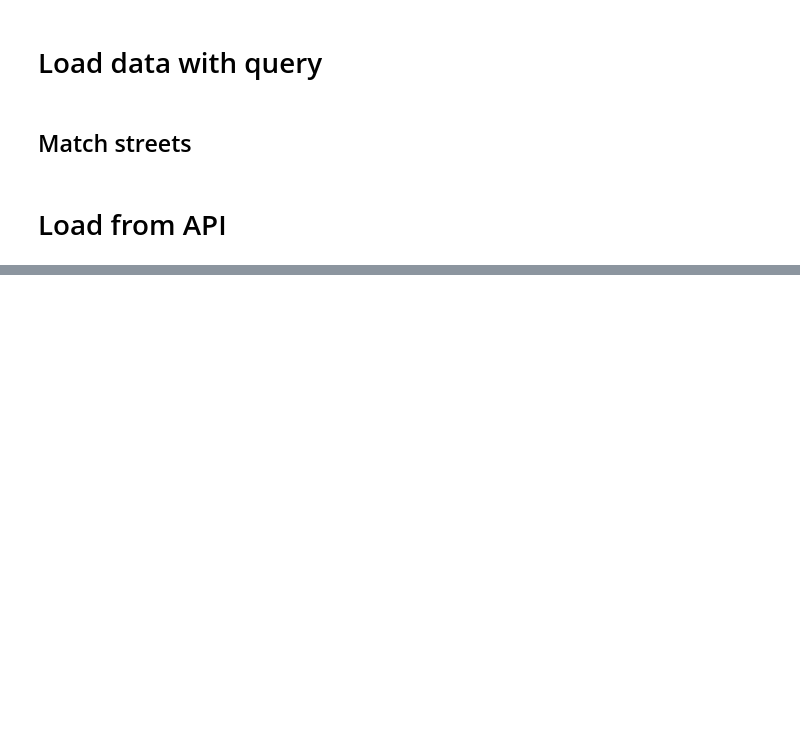
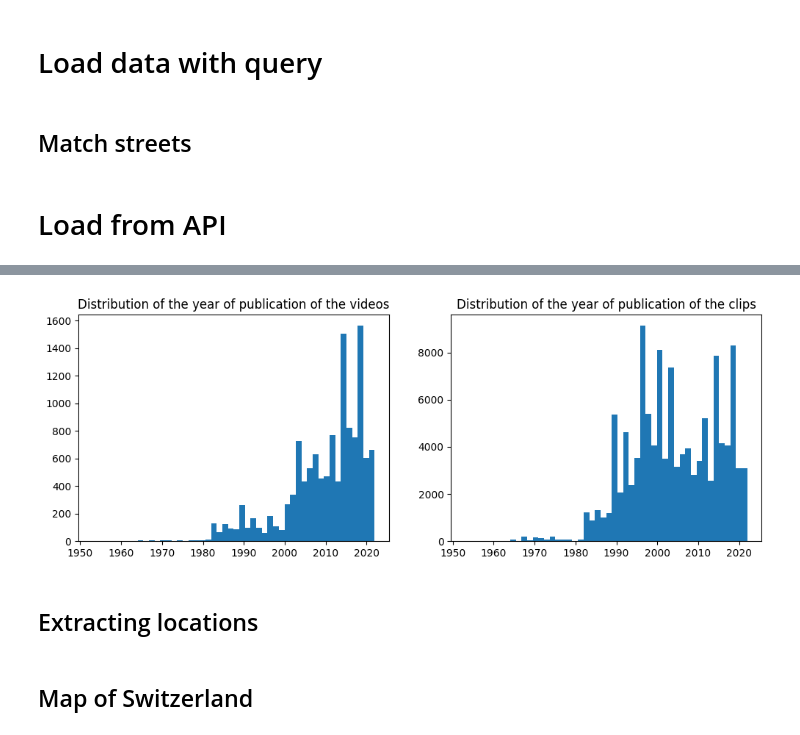
Before and after one commit to EPFL-EMPlus/emplusvault, a Jupyter notebook: notebook/location_recognition.ipynb, the cells around one changed output, grey strips where cells are left out. Saved outputs shown, nothing was run; the diff lists cells and outputs as text; code cells hidden in the pictures; blank space fills up the shorter version.

```diff
--- a/notebook/location_recognition.ipynb
+++ b/notebook/location_recognition.ipynb
@@ -154,3 +189,14 @@ len(df.media_id.unique())
+# %%
+fig, axs = plt.subplots(1, 2, figsize=(12, 4))
+df.groupby("rts_id").year.mean().hist(bins=50, ax=axs[0], grid = False)
+axs[0].set_title("Distribution of the year of publication of the videos")
+df.year.hist(bins=50, ax=axs[1], grid = False)
+axs[1].set_title("Distribution of the year of publication of the clips")
+plt.show()
+# %% [output]
+[figure, added]
+# %% [markdown]
+## Extracting locations
 # %%
 def get_entities(data):
     entities = []
@@ -165,6 +211,8 @@ def get_entities(data):
 df["entities"] = df["data"].apply(get_entities)
 # %%
 df["locations"] = df["entities"].apply(lambda x: [e[0] for e in x if e[1] == "LOC" and len(e[0]) > 2])
+# %% [markdown]
+## Map of Switzerland
 # %%
 locations = df["locations"].explode().value_counts()
 locations = pd.DataFrame(locations).reset_index().rename(columns={"locations":"location"})
```
Also changed, not shown: parts of 18 cells of this notebook.
